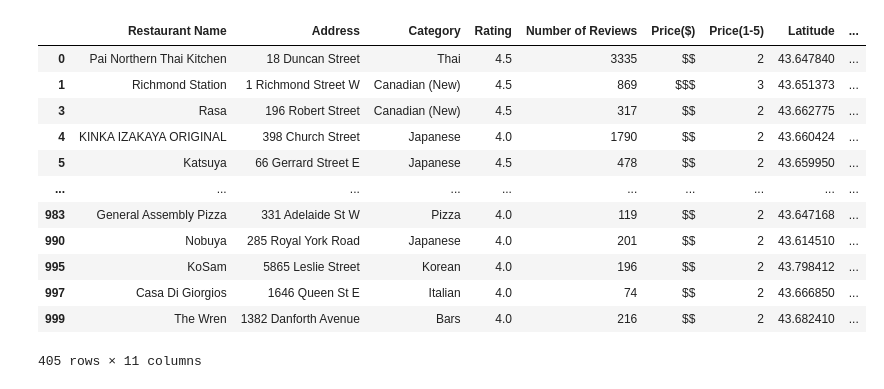
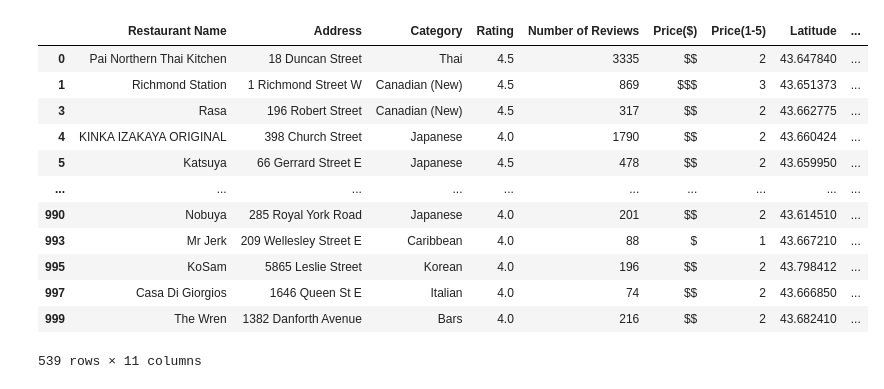
Before and after one commit to AlanDeng7/Module-7-Project1, a Jupyter notebook: Code_Sameer/Sameer.ipynb, the cells around one changed output. Cells and saved outputs as stored; diff of their text form; code cells hidden in the pictures.

```diff
--- a/Code_Sameer/Sameer.ipynb
+++ b/Code_Sameer/Sameer.ipynb
@@ -202,4 +62,5 @@ vancats_shared_df
 # %%
+#Generate a lit of categories for restaurants that have more than 1000 total reviews and more than 10 restaurants
 torcat_rest = pd.DataFrame(toronto_df.groupby('Category').count()['Restaurant Name'])
 torcat_rev = pd.DataFrame(toronto_df.groupby('Category').sum()['Number of Reviews'])
 
@@ -210,30 +71,32 @@ vancat_rev = pd.DataFrame(vancouver_df.groupby('Category').sum()['Number of Revi
 vancategory_df = vancat_rest.join(vancat_rev)
 torcategory_df = torcat_rest.join(torcat_rev)
 
-# van_category_df_red = pd.Series((vancategory_df.loc[(vancategory_df['Number of Reviews'] > 1000) & (vancategory_df['Restaurant Name'] > 20), :]).index)
-# tor_category_df_red = pd.Series((torcategory_df.loc[(torcategory_df['Number of Reviews'] > 1000) & (torcategory_df['Restaurant Name'] > 20), :]).index)
+van_category_df_red = pd.Series((vancategory_df.loc[(vancategory_df['Number of Reviews'] > 1000) & (vancategory_df['Restaurant Name'] > 10), :]).index)
+tor_category_df_red = pd.Series((torcategory_df.loc[(torcategory_df['Number of Reviews'] > 1000) & (torcategory_df['Restaurant Name'] > 10), :]).index)
 # %%
+#Create a data frame of restaurants in Toronto with more than 10 reviews and matches the reduced category list from above
 tor_df_1 = toronto_df.loc[(toronto_df['Category'].isin(tor_category_df_red)) & (toronto_df['Number of Reviews'] > 10), :]
 
-dict = tor_df_1.groupby('Category').sum()['Number of Reviews']
+#Add a column for the total Number of reviews for each category and sum the reviews for that particular category
+tordict = tor_df_1.groupby('Category').sum()['Number of Reviews']
+tor_df_1['Total Cat Ratings'] = tor_df_1['Category'].map(tordict)
 
-tor_df_1['Total Cat Ratings'] = tor_df_1['Category'].map(dict)
-
+#Create an empty column for the Weighted Rating for that restaurant proportional to the number of reviews for that category
 tor_df_1['Weighted Rating'] = ''
 
 tor_df_1
 # %% [output]
 |  | Restaurant Name | Address | Category | Rating | Number of Reviews | Price($) | Price(1-5) | Latitude | ... |
 | 0 | Pai Northern Thai Kitchen | 18 Duncan Street | Thai | 4.5 | 3335 | $$ | 2 | 43.647840 | ... |
 | 1 | Richmond Station | 1 Richmond Street W | Canadian (New) | 4.5 | 869 | $$$ | 3 | 43.651373 | ... |
 | 3 | Rasa | 196 Robert Street | Canadian (New) | 4.5 | 317 | $$ | 2 | 43.662775 | ... |
 | 4 | KINKA IZAKAYA ORIGINAL | 398 Church Street | Japanese | 4.0 | 1790 | $$ | 2 | 43.660424 | ... |
 | 5 | Katsuya | 66 Gerrard Street E | Japanese | 4.5 | 478 | $$ | 2 | 43.659950 | ... |
 | ... | ... | ... | ... | ... | ... | ... | ... | ... | ... |
-| 983 | General Assembly Pizza | 331 Adelaide St W | Pizza | 4.0 | 119 | $$ | 2 | 43.647168 | ... |
 | 990 | Nobuya | 285 Royal York Road | Japanese | 4.0 | 201 | $$ | 2 | 43.614510 | ... |
+| 993 | Mr Jerk | 209 Wellesley Street E | Caribbean | 4.0 | 88 | $ | 1 | 43.667210 | ... |
 | 995 | KoSam | 5865 Leslie Street | Korean | 4.0 | 196 | $$ | 2 | 43.798412 | ... |
 | 997 | Casa Di Giorgios | 1646 Queen St E | Italian | 4.0 | 74 | $$ | 2 | 43.666850 | ... |
 | 999 | The Wren | 1382 Danforth Avenue | Bars | 4.0 | 216 | $$ | 2 | 43.682410 | ... |
-405 rows × 11 columns
+539 rows × 11 columns
 # %%
```
Also changed, not shown: parts of 17 cells of this notebook.
